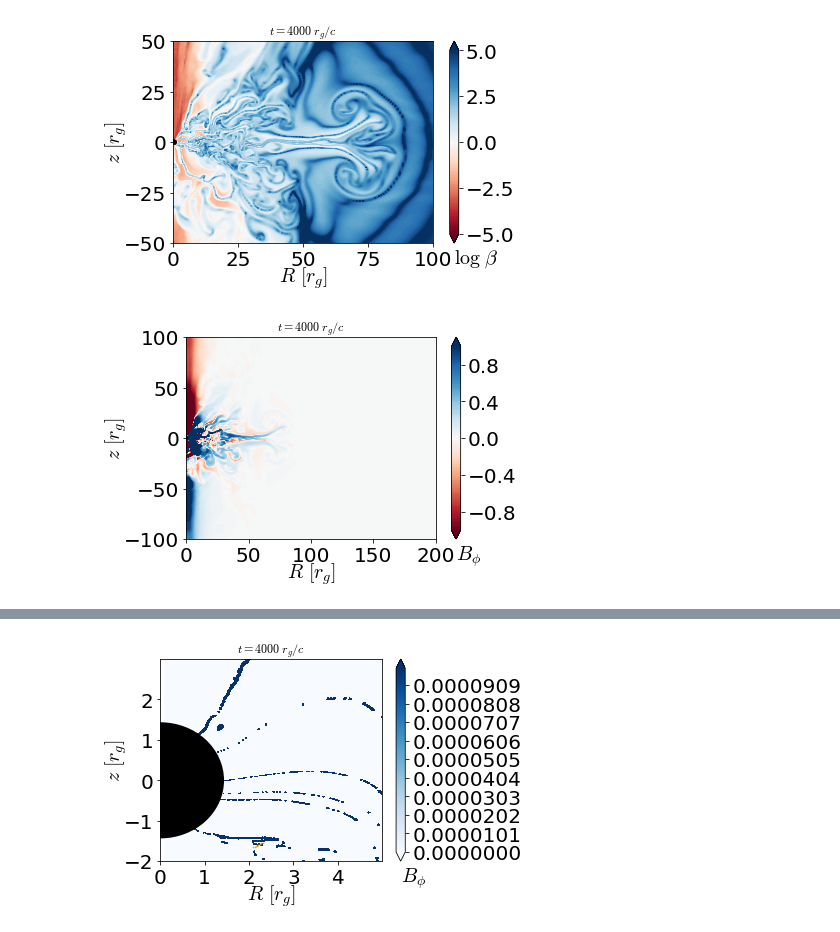
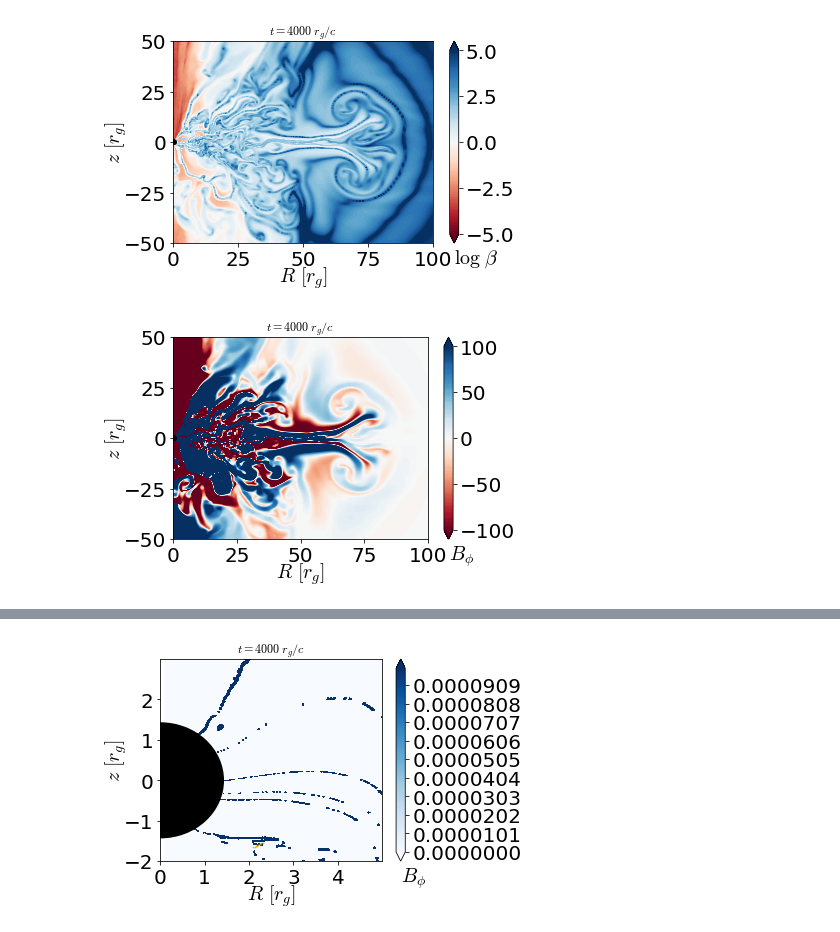
Before and after one commit to outflows/gyst, a Jupyter notebook: characterize.ipynb, the cells around one changed output, grey strips where cells are left out. Drawn from its saved outputs; the diff is of its cells as text; code cells hidden in the pictures.

```diff
--- a/characterize.ipynb
+++ b/characterize.ipynb
@@ -268,34 +304,34 @@ plt.draw()
 # %% [output]
 [figure]
 # %%
-xmax = 200
+xmax = 100
 ymax = xmax/2
 step = xmax/4
 
 hfont = {'fontname':'Helvetica'}
 aphi=psicalc()
 amax = aphi.max()
-cs, cb = plco(Bphi, levels = np.linspace(-1.0, 1.0, 100), isfilled=1,k=0,xy=1,xmax=xmax,ymax=ymax,dobh=1,cb=1,extend="both",pretty=1, cmap = 'RdBu')
+cs, cb = plco(Bphi*B_unit, levels = np.linspace(-100, 100, 100), isfilled=1,k=0,xy=1,xmax=xmax,ymax=ymax,dobh=1,cb=1,extend="both",pretty=1, cmap = 'RdBu')
 #cs, cb = plco(bu[3]*B_unit, levels = np.linspace(-0.1, 0.1, 100), isfilled=1, k=0, xy=1, xmax=80, ymax=40, dobh=1, cb=1, extend = "both", pretty=1, cmap = 'RdBu')
 #plt.contour(r2d, z2d, sigma2d, levels=[1], colors=('black'), linestyles=('-.'), linewidths=(2))
 ax = plt.gca()
 ax.set_xlabel(r"$R\ [r_g]$",fontsize=20,labelpad=-5, **hfont)
 ax.set_ylabel(r"$z\ [r_g]$",fontsize=20,labelpad=-5, **hfont)
 cb.ax.set_xlabel(r"$B_\phi$",fontsize=20,ha="left")
-cb.set_ticks([-0.8,-0.4,-0,0.4,0.8])
+cb.set_ticks([-100,-50,0,50,100])
 plt.xticks(np.arange(0, xmax+1, step=step), **hfont) #GS
 plt.yticks(np.arange(-ymax, ymax+1, step=step), **hfont) #GS
 circle1 = plt.Circle((0, 0), Rin, color='black') # GS
 fig = plt.gcf() # GS
 ax2 = fig.gca() # GS
 ax2.add_artist(circle1) # GS
 #plc(aphi,levels=np.linspace(-amax,amax,14)[1:-1],colors="black",linewidths=1,xy=-1)
 plt.title(r"$t=%.4g$"%np.round(t)+r"$\;r_g/c$", **hfont);
 plt.tight_layout() # GS
 plt.draw()
-#plt.savefig("Bphi_4000.png", dpi = 300)
+#plt.savefig("Bphi.png", dpi = 300)
 # %% [output]
-[figure, old version]
+[figure, new version]
 # %%
 xmax = 80
 ymax = xmax/2
```
Also changed, not shown: parts of 28 cells of this notebook, 7 other files.
